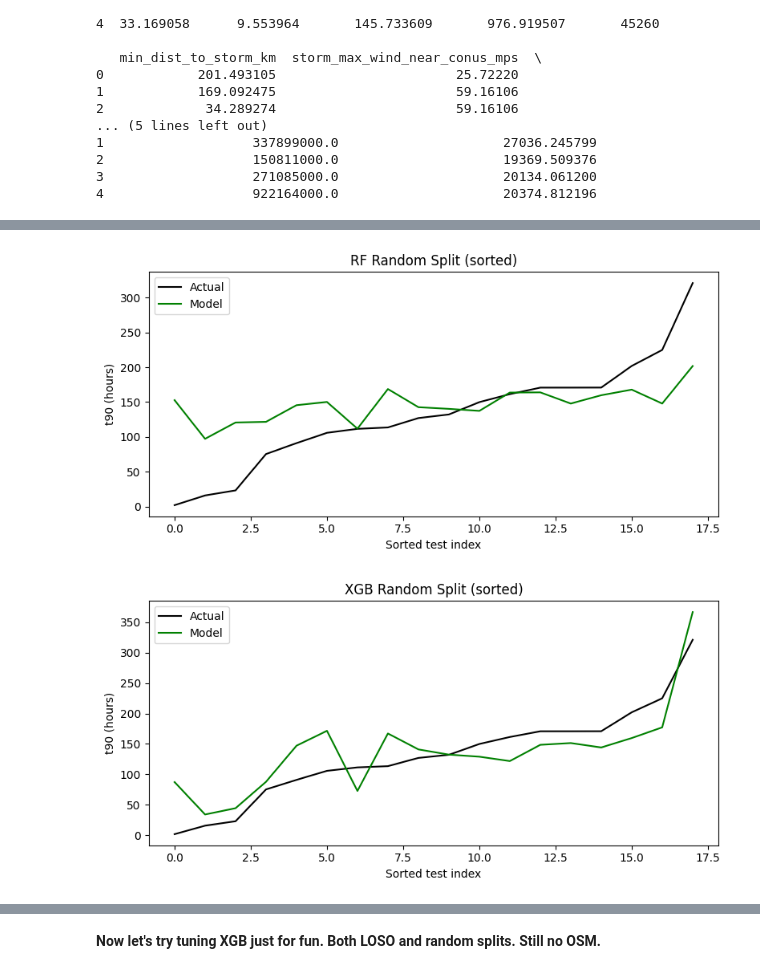
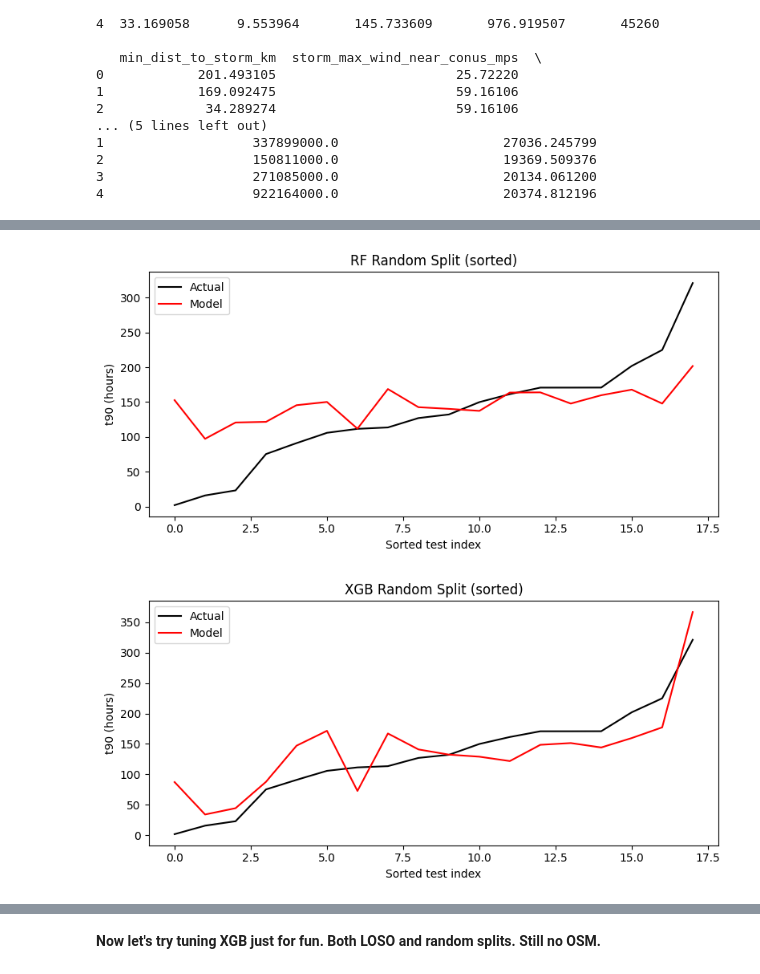
Before and after one commit to lukemccarvill/outage-recovery-forecasting, a Jupyter notebook: python_scripts/RF_vs_XGB.ipynb, the cells around one changed output, grey strips where cells are left out. Drawn from its saved outputs; the diff is of its cells as text; code cells hidden in the pictures.

```diff
--- a/python_scripts/RF_vs_XGB.ipynb
+++ b/python_scripts/RF_vs_XGB.ipynb
@@ -244,36 +468,36 @@ plot_sorted(y.values, mean_loso_preds, "Mean baseline LOSO (sorted)")
 # %%
 # --- Sorted plots for random split (test set only) ---
 # (much smaller sample size, so more jagged, but still worth looking at)
 
 def plot_sorted_random(y_true, y_pred, title):
     y_true = np.array(y_true)
     y_pred = np.array(y_pred)
 
     order = np.argsort(y_true)
     y_sorted = y_true[order]
     pred_sorted = y_pred[order]
 
     x = np.arange(len(y_sorted))
 
     plt.figure(figsize=(8, 4))
     plt.plot(x, y_sorted, color="black", label="Actual")
-    plt.plot(x, pred_sorted, color="green", label="Model")
+    plt.plot(x, pred_sorted, color="red", label="Model")
     plt.xlabel("Sorted test index")
     plt.ylabel("t90 (hours)")
     plt.title(title)
     plt.legend()
     plt.tight_layout()
     plt.show()
 
 
 # RF random split
 plot_sorted_random(rf_rand_y.values, rf_rand_preds, "RF Random Split (sorted)")
 
 # XGB random split
 plot_sorted_random(xgb_rand_y.values, xgb_rand_preds, "XGB Random Split (sorted)")
 # %% [output]
-[figure, old version]
+[figure, new version]
-[figure, old version]
+[figure, new version]
 # %%
 # --- Cell 7: Residual-by-storm plot ---
 
```
Also changed, not shown: parts of 27 cells of this notebook, 6 other files.
